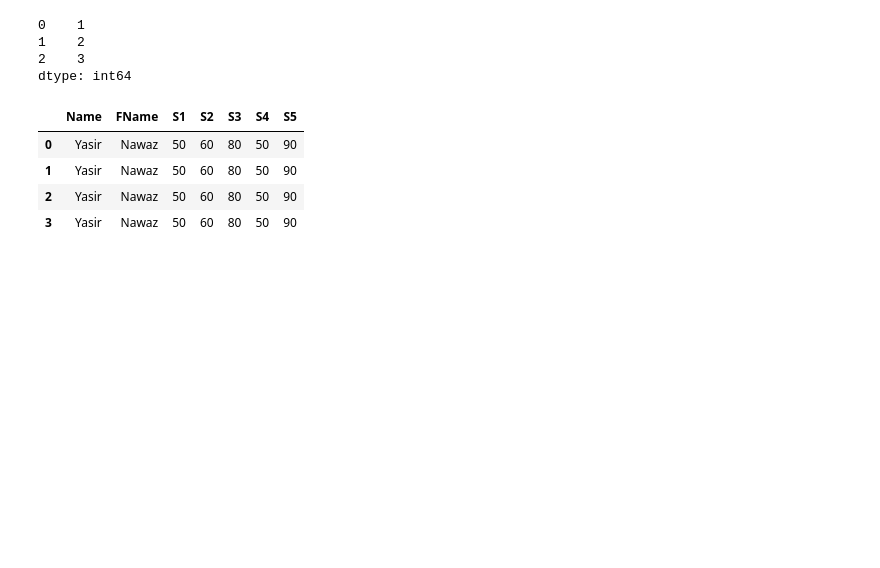
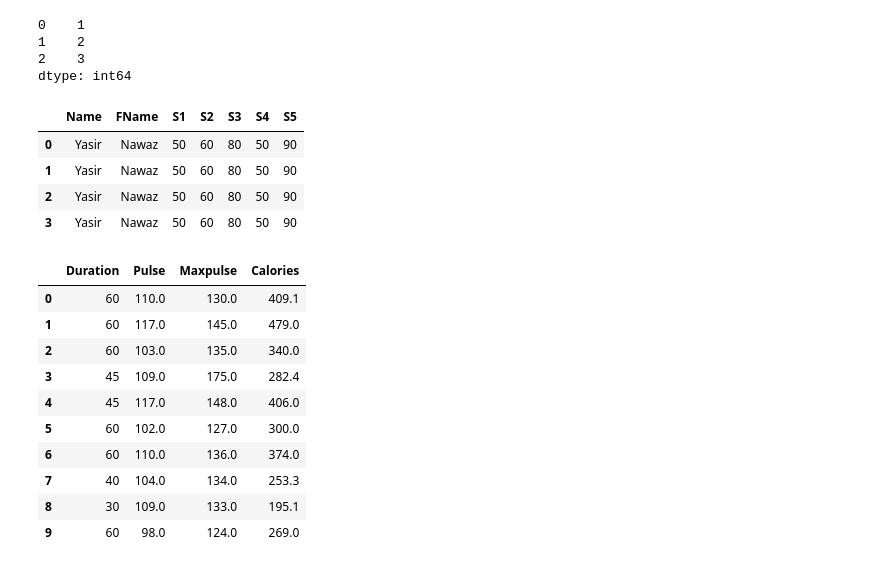
Before and after one commit to memonY49/SMIT-AI-DS-Batch-4, a Jupyter notebook: pandas_practice.ipynb, the cells around one changed output. Cells and saved outputs as stored; diff of their text form; code cells hidden in the pictures; blank space fills up the shorter version.

```diff
--- a/pandas_practice.ipynb
+++ b/pandas_practice.ipynb
@@ -61,3 +61,19 @@ df1
 | 1 | Yasir | Nawaz | 50 | 60 | 80 | 50 | 90 |
 | 2 | Yasir | Nawaz | 50 | 60 | 80 | 50 | 90 |
 | 3 | Yasir | Nawaz | 50 | 60 | 80 | 50 | 90 |
+# %%
+calories = pd.read_csv("calories.csv")
+# %%
+calories.head(10)
+# %% [output]
+|  | Duration | Pulse | Maxpulse | Calories |
+| 0 | 60 | 110.0 | 130.0 | 409.1 |
+| 1 | 60 | 117.0 | 145.0 | 479.0 |
+| 2 | 60 | 103.0 | 135.0 | 340.0 |
+| 3 | 45 | 109.0 | 175.0 | 282.4 |
+| 4 | 45 | 117.0 | 148.0 | 406.0 |
+| 5 | 60 | 102.0 | 127.0 | 300.0 |
+| 6 | 60 | 110.0 | 136.0 | 374.0 |
+| 7 | 40 | 104.0 | 134.0 | 253.3 |
+| 8 | 30 | 109.0 | 133.0 | 195.1 |
+| 9 | 60 | 98.0 | 124.0 | 269.0 |
```
Also changed, not shown: parts of 71 cells of this notebook, 4 other files.
